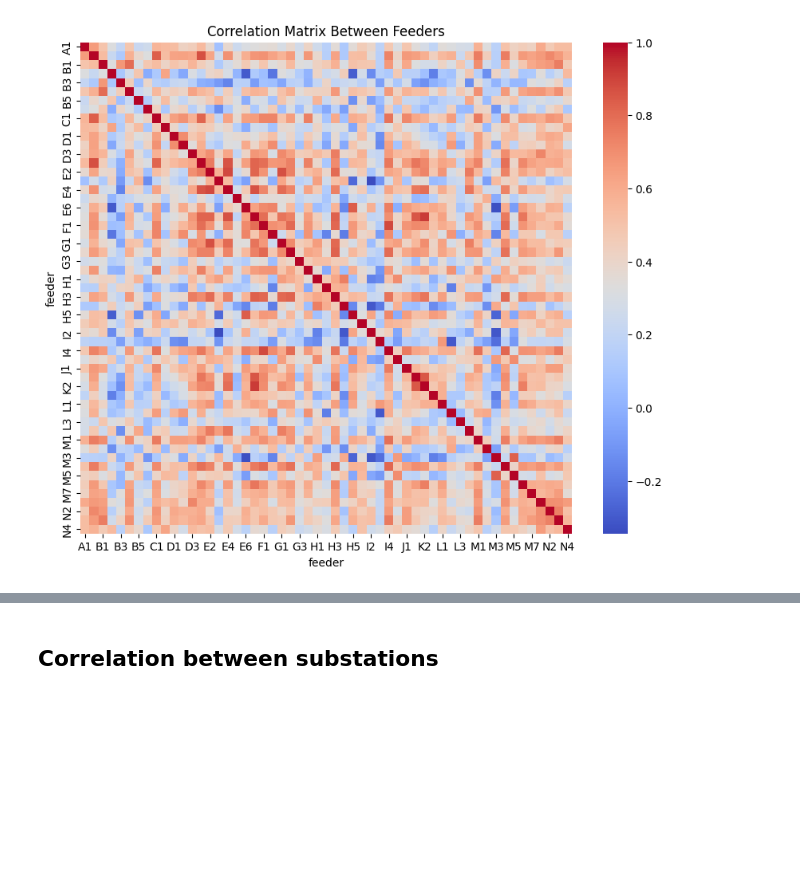
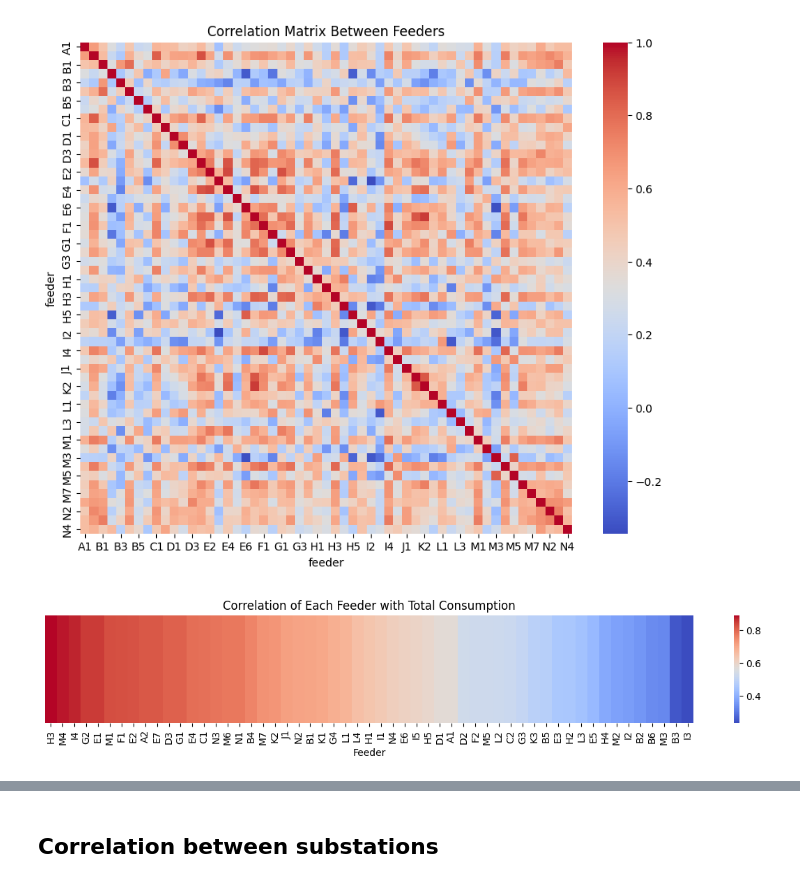
Before and after one commit to NicolaiBaklund/IT3212, a Jupyter notebook: notebooks/Paraguay/correlation.ipynb, the cells around one changed output, grey strips where cells are left out. Drawn from its saved outputs; the diff is of its cells as text; code cells hidden in the pictures; blank space fills up the shorter version.

Commit message:
update correlation notebook

```diff
--- a/notebooks/Paraguay/correlation.ipynb
+++ b/notebooks/Paraguay/correlation.ipynb
@@ -37,3 +45,19 @@ plt.title('Correlation Matrix Between Feeders')
 plt.show()
 # %% [output]
 [figure]
+# %%
+# Compute correlation between each feeder's time series and the total consumption (sum across all feeders at each time)
+total_consumption = pivot_df.sum(axis=1)
+feeder_total_corr = pivot_df.apply(lambda col: col.corr(total_consumption))
+
+# Display the correlation values
+feeder_total_corr = feeder_total_corr.sort_values(ascending=False)
+
+plt.figure(figsize=(15, 2))
+sns.heatmap(feeder_total_corr.to_frame().T, annot=False, cmap='coolwarm', cbar=True)
+plt.title('Correlation of Each Feeder with Total Consumption')
+plt.yticks([])
+plt.xlabel('Feeder')
+plt.show()
+# %% [output]
+[figure, added]
```
Also changed, not shown: parts of 2 cells of this notebook.
